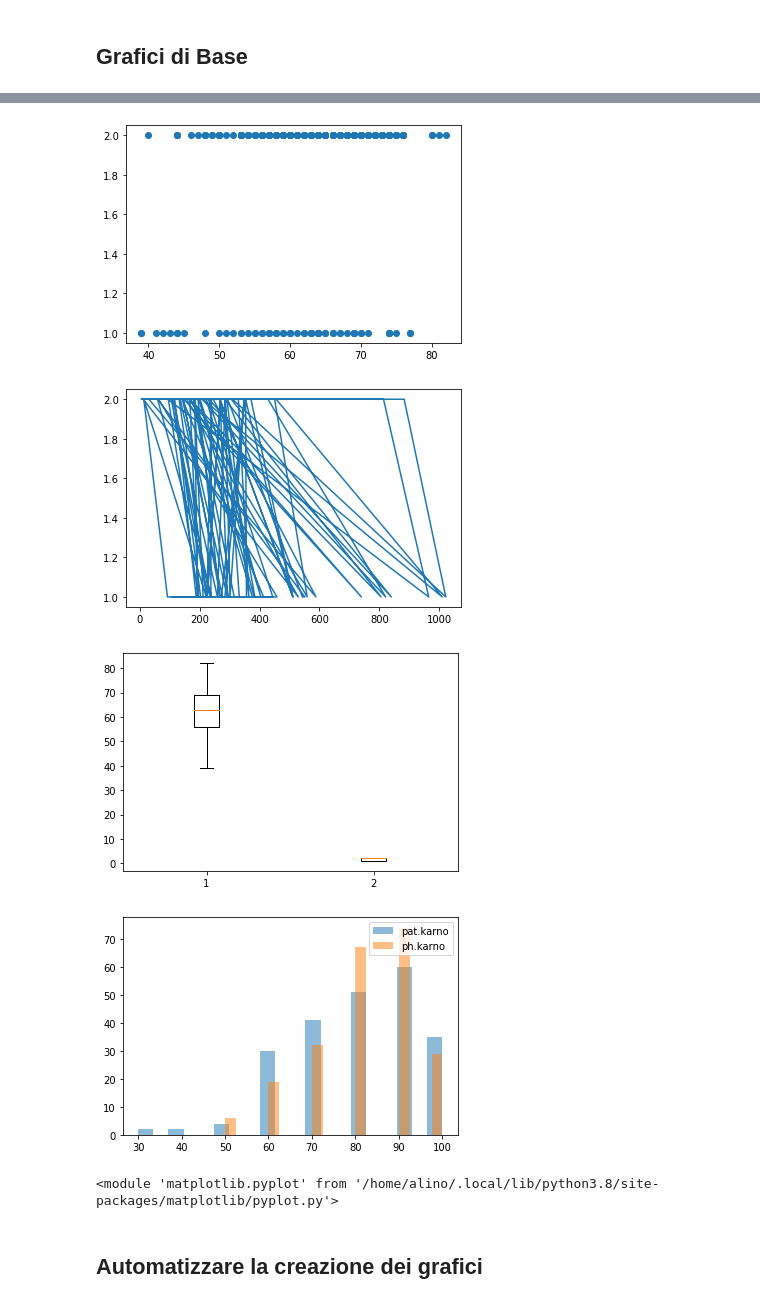
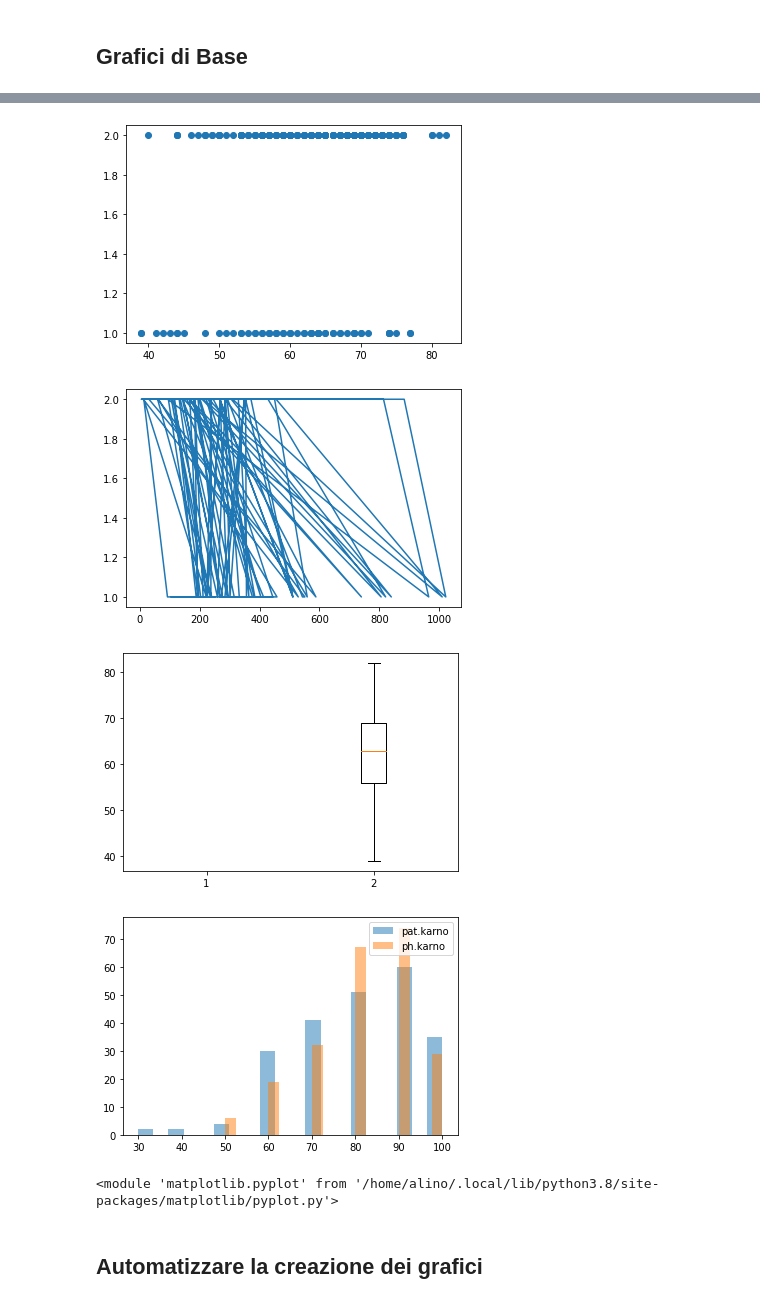
Before and after one commit to IntelligenzaArtificilaeItalia/IntelligenzaArtificiale, a Jupyter notebook: Esempi di pratico Utilizzo/Esempi Modulo Visualizzazione/Esempio Modulo Visualizzazione.ipynb, the cells around one changed output, grey strips where cells are left out. Cells and saved outputs as stored; diff of their text form; code cells hidden in the pictures.

```diff
--- a/Esempi di pratico Utilizzo/Esempi Modulo Visualizzazione/Esempio Modulo Visualizzazione.ipynb
+++ b/Esempi di pratico Utilizzo/Esempi Modulo Visualizzazione/Esempio Modulo Visualizzazione.ipynb
@@ -57,23 +57,23 @@ print(il_mio_dataset)
 # %%
 # grafico singola colonna
 vz.grafico_colonna(il_mio_dataset,"age")
 
 # grafico a punti di due colonne
 vz.grafico_scatter(il_mio_dataset,"age","status")
 
 # grafico a linee di due colonne
 vz.grafico_line(il_mio_dataset,"time","status")
 
 # grafico boxplot di due colonne
-vz.grafico_boxplot(il_mio_dataset,"age","status")
+vz.grafico_boxplot(il_mio_dataset,"pat.karno","age")
 
 # histogramma di due colonne
 vz.grafico_hist(il_mio_dataset,"pat.karno","ph.karno")
 # %% [output]
 [figure]
 [figure]
 [figure]
-[figure, old version]
+[figure, new version]
 [figure]
 <module 'matplotlib.pyplot' from '/home/alino/.local/lib/python3.8/site-packages/matplotlib/pyplot.py'>
 # %% [markdown]
```
Also changed, not shown: parts of 1 cell of this notebook, 13 other files.
